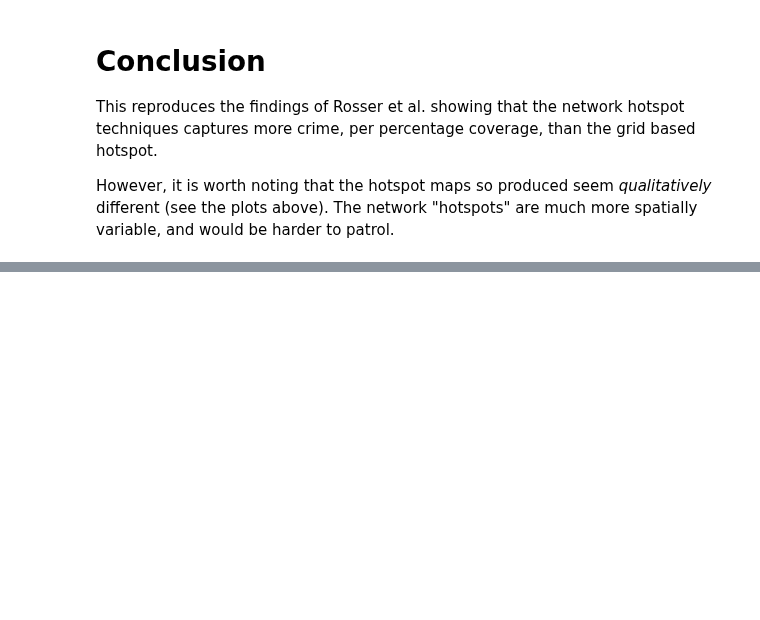
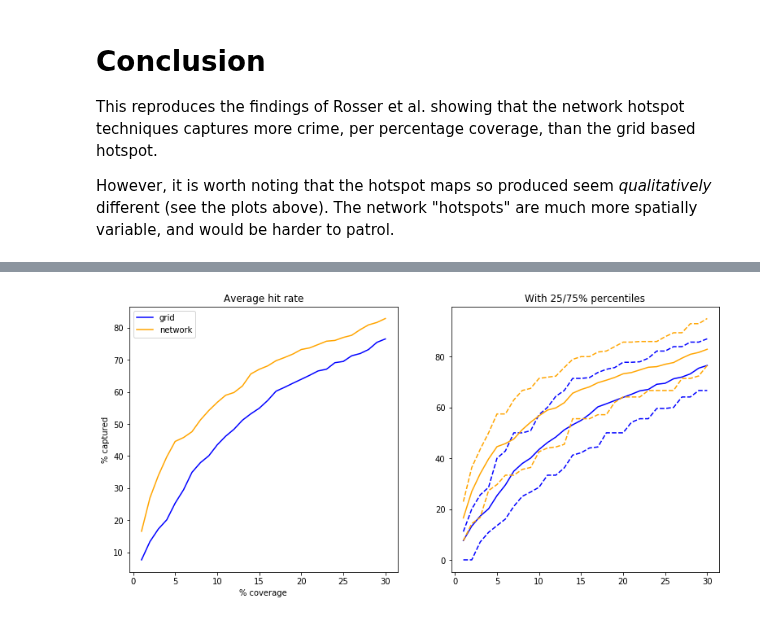
Before and after one commit to QuantCrimAtLeeds/PredictCode, a Jupyter notebook: examples/Networks/Case study Chicago/Grid Network Comparison.ipynb, the cells around one changed output, grey strips where cells are left out. Saved outputs shown, nothing was run; the diff lists cells and outputs as text; code cells hidden in the pictures; blank space fills up the shorter version.

```diff
--- a/examples/Networks/Case study Chicago/Grid Network Comparison.ipynb
+++ b/examples/Networks/Case study Chicago/Grid Network Comparison.ipynb
@@ -273,0 +278,30 @@ However, it is worth noting that the hotspot maps so produced seem _qualitativel
+# %%
+cov = coverages
+grid_avg = [ np.mean([x[c] for x in grid_hr.values()]) for c in cov ]
+network_avg = [ np.mean([x[c] for x in network_hr.values()]) for c in cov ]
+
+fig, axes = plt.subplots(ncols=2, figsize=(13,6))
+
+ax = axes[0]
+ax.plot(cov, grid_avg, color="blue")
+ax.plot(cov, network_avg, color="orange")
+ax.set(title="Average hit rate", ylabel="% captured", xlabel="% coverage")
+ax.legend(["grid", "network"])
+
+ax = axes[1]
+ax.plot(cov, grid_avg, color="blue")
+y = [ np.percentile([x[c] for x in grid_hr.values()], 25) for c in cov ]
+ax.plot(cov, y, color="blue", linestyle="--")
+y = [ np.percentile([x[c] for x in grid_hr.values()], 75) for c in cov ]
+ax.plot(cov, y, color="blue", linestyle="--")
+
+ax.plot(cov, network_avg, color="orange")
+y = [ np.percentile([x[c] for x in network_hr.values()], 25) for c in cov ]
+ax.plot(cov, y, color="orange", linestyle="--")
+y = [ np.percentile([x[c] for x in network_hr.values()], 75) for c in cov ]
+ax.plot(cov, y, color="orange", linestyle="--")
+ax.set(title="With 25/75% percentiles")
+
+None
+# %% [output]
+[figure, added]
```
Also changed, not shown: parts of 4 cells of this notebook, 2 other files.
